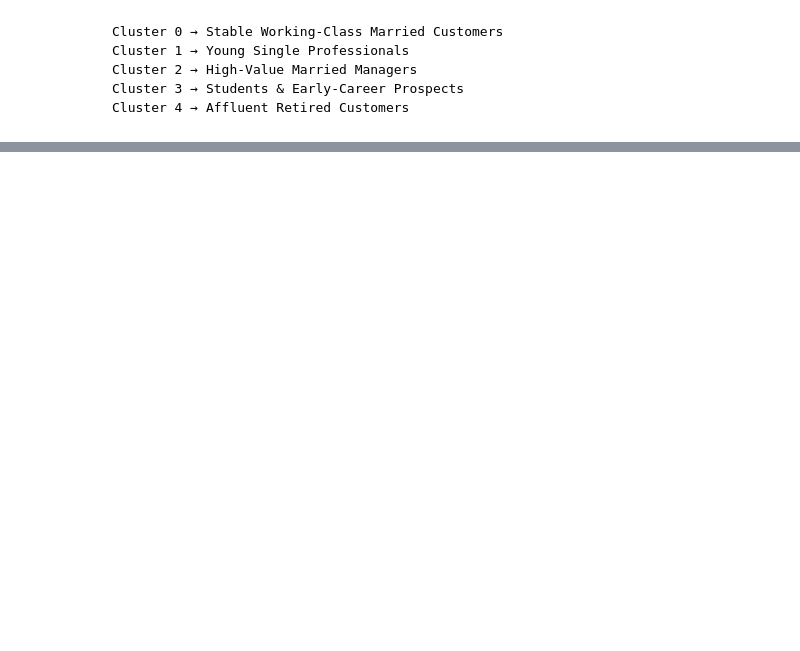
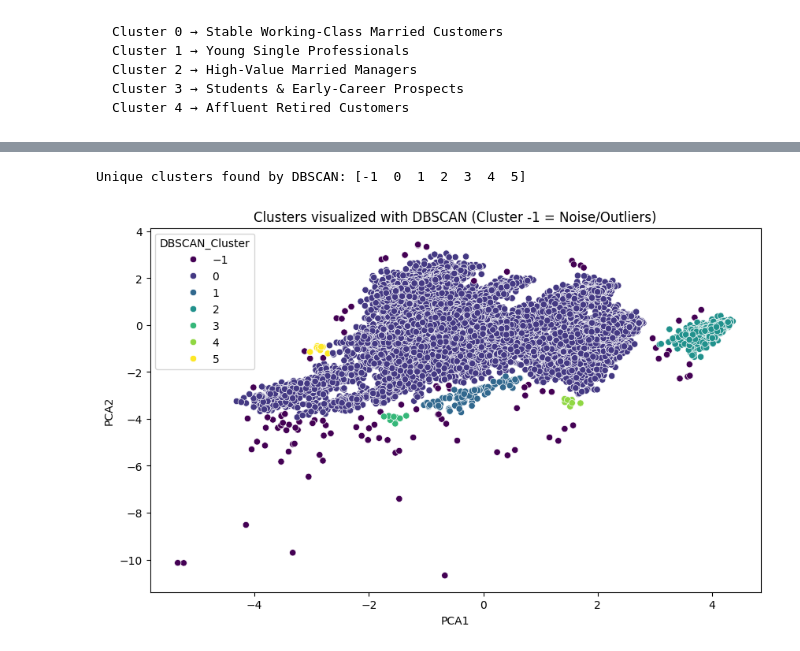
Before and after one commit to z3yad30/bank-customer-segmentation-clustering, a Jupyter notebook: 06_task_03.ipynb, the cells around one changed output, grey strips where cells are left out. Cells and saved outputs as stored; diff of their text form; code cells hidden in the pictures; blank space fills up the shorter version.

```diff
--- a/06_task_03.ipynb
+++ b/06_task_03.ipynb
@@ -386,0 +411,13 @@ Cluster 4 → Affluent Retired Customers
+# %%
+data_visualization['DBSCAN_Cluster'] = dbscan_clusters
+
+print(f"Unique clusters found by DBSCAN: {np.unique(dbscan_clusters)}")
+# %% [output]
+Unique clusters found by DBSCAN: [-1  0  1  2  3  4  5]
+# %%
+plt.figure(figsize=(10, 6))
+sns.scatterplot(x='PCA1', y='PCA2', hue='DBSCAN_Cluster', data=data_visualization, palette='viridis')
+plt.title('Clusters visualized with DBSCAN (Cluster -1 = Noise/Outliers)')
+plt.show()
+# %% [output]
+[figure, added]
```
Also changed, not shown: parts of 30 cells of this notebook, 1 other file.
